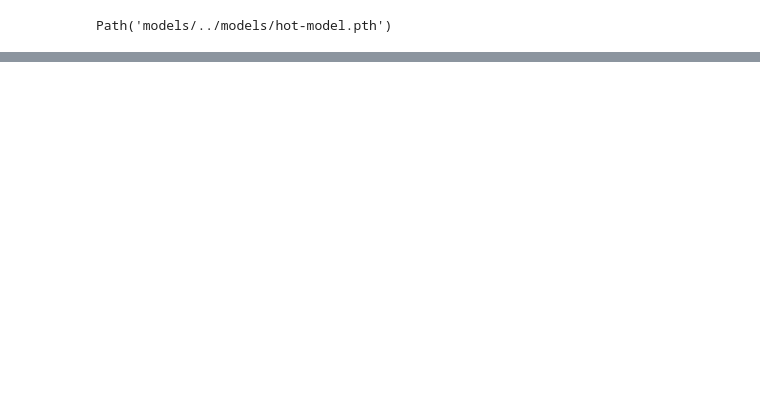
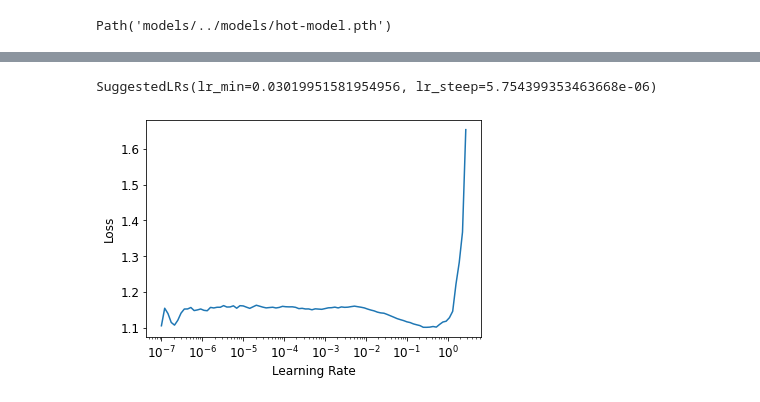
Before and after one commit to 0tist/Contact-Tracing-HotSpots, a Jupyter notebook: nbs/Traditional_methods.ipynb, the cells around one changed output, grey strips where cells are left out. Cells and saved outputs as stored; diff of their text form; code cells hidden in the pictures; blank space fills up the shorter version.

```diff
--- a/nbs/Untitled.ipynb
+++ b/nbs/Traditional_methods.ipynb
@@ -437,0 +438,5 @@ Path('models/../models/hot-model.pth')
+# %%
+#Model 2 : [10, 15, 20, 10]
+model = Model_pt(num_cols = len(to.train.xs.columns), output_size = 3, n_layers=[10, 15, 20, 10], p=0.4)
+
+print(model)
@@ -437,0 +461,7 @@ Path('models/../models/hot-model.pth')
+# %%
+loss_func = nn.CrossEntropyLoss()
+optimizer = Adam(model.parameters(), lr=0.01)
+
+learner = Learner(dls, model, loss_func=loss_func, metrics=[accuracy])
+learner.lr_find()
+# %% [output]
@@ -437,0 +469,2 @@ Path('models/../models/hot-model.pth')
+SuggestedLRs(lr_min=0.03019951581954956, lr_steep=5.754399353463668e-06)
+[figure, added]
```
Also changed, not shown: parts of 44 cells of this notebook, 7 other files.
